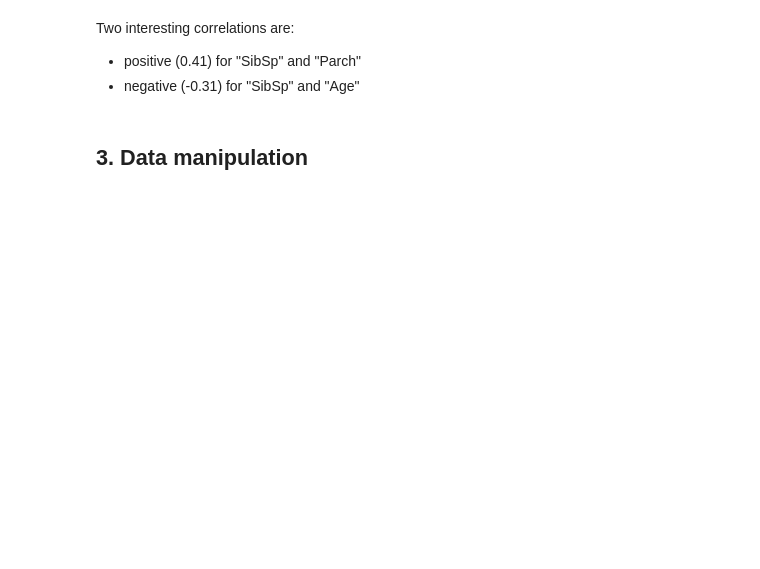
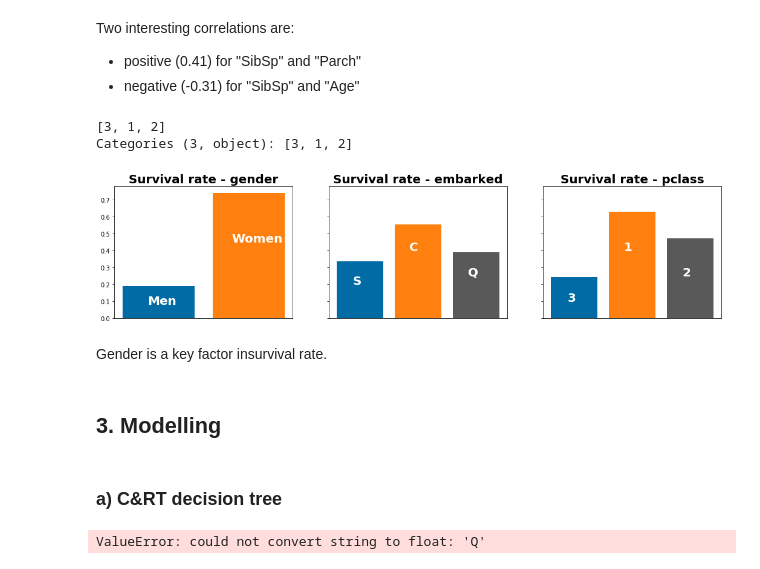
Before and after one commit to mknorps/DataScience-Projects, a Jupyter notebook: Titanic_meets_decision_Trees.ipynb, the cells around one changed output. Saved outputs shown, nothing was run; the diff lists cells and outputs as text; code cells hidden in the pictures; blank space fills up the shorter version.

```diff
--- a/Titanic_meets_decision_Trees.ipynb
+++ b/Titanic_meets_decision_Trees.ipynb
@@ -152,3 +151,81 @@ Two interesting correlations are:
+# %%
+# category features
+
+#we do not count NaN categories
+def survived_percent(categories,column):
+    survived_list = []
+    for c in categories.dropna():
+        count = data_optimized[data_optimized[column] == c][column].count()
+        survived = data_optimized[data_optimized[column] == c]["Survived"].sum()/count
+        survived_list.append(survived)
+    return survived_list
+
+
+sexes = data_optimized["Sex"].unique()
+sexes_survival = survived_percent(sexes,"Sex")
+
+embarked = data_optimized["Embarked"].unique()
+embarked_survival = survived_percent(embarked,"Embarked")
+
+pclass = data_optimized["Pclass"].unique()
+pclass.sort_values(inplace=True)
+print (pclass)
+pclass_survival = survived_percent(pclass,"Pclass")
+
+fig, axs = plt.subplots(1, 3, figsize=(18, 4), sharey=True)
+cb_dark_blue = (0/255,107/255,164/255)
+cb_orange = (255/255, 128/255, 14/255)
+cb_grey = (89/255, 89/255, 89/255)
+
+font_dict = {'fontsize':20,
+             'fontweight':'bold',
+             'color':"white"}
+
+axs[0].bar([0,1], sexes_survival,color=[cb_dark_blue,cb_orange])
+axs[1].bar(range(len(embarked_survival)),embarked_survival, color=[cb_dark_blue,cb_orange,cb_grey])
+axs[2].bar(range(len(pclass_survival)),pclass_survival, color=[cb_dark_blue,cb_orange,cb_grey])
+
+axs[0].text(-0.12, 0.08, "Men",**font_dict )
+axs[0].text(0.81, 0.45, "Women",**font_dict )
+
+axs[1].text(-0.12, 0.2,embarked[0] ,**font_dict  )
+axs[1].text(0.85, 0.4,embarked[1] ,**font_dict )
+axs[1].text(1.86, 0.25,embarked[2] ,**font_dict )
+
+
+axs[2].text(-0.12, 0.1,pclass[0] , **font_dict)
+axs[2].text(0.85, 0.4,pclass[1] ,**font_dict )
+axs[2].text(1.86, 0.25,pclass[2] ,**font_dict )
+
+
+axs[0].set_title("Survival rate - gender",fontsize=20, fontweight='bold' )
+axs[1].set_title("Survival rate - embarked",fontsize=20, fontweight='bold' )
+axs[2].set_title("Survival rate - pclass",fontsize=20, fontweight='bold' )
+for figure in range(3):
+    axs[figure].tick_params(
+        axis='x',          # changes apply to the x-axis
+        which='both',      # both major and minor ticks are affected
+        bottom='off',      # ticks along the bottom edge are off
+        top='off',         # ticks along the top edge are off
+        labelbottom='off') # labels along the bottom edge are off
+    axs[figure].patch.set_visible(False)
+# %% [output]
+[3, 1, 2]
+Categories (3, object): [3, 1, 2]
+[figure, added]
+# %% [markdown]
+Gender is a key factor insurvival rate.
 # %% [markdown]
-## 3. Data manipulation
+## 3. Modelling
+# %% [markdown]
+###     a) C&RT decision tree
+# %%
+from sklearn import tree
+
+clf = tree.DecisionTreeClassifier()
+X =  data_optimized.drop(["Cabin","Survived"],1)
+Y = data_optimized["Survived"]
+clf.fit(X,Y)
+# %% [output]
+ValueError: could not convert string to float: 'Q'
 # %% [markdown]
```
Also changed, not shown: parts of 9 cells of this notebook.
